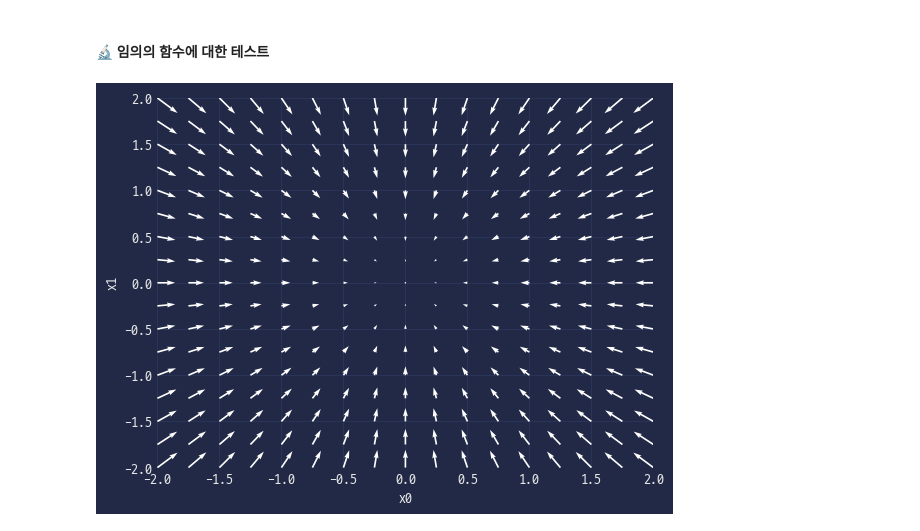
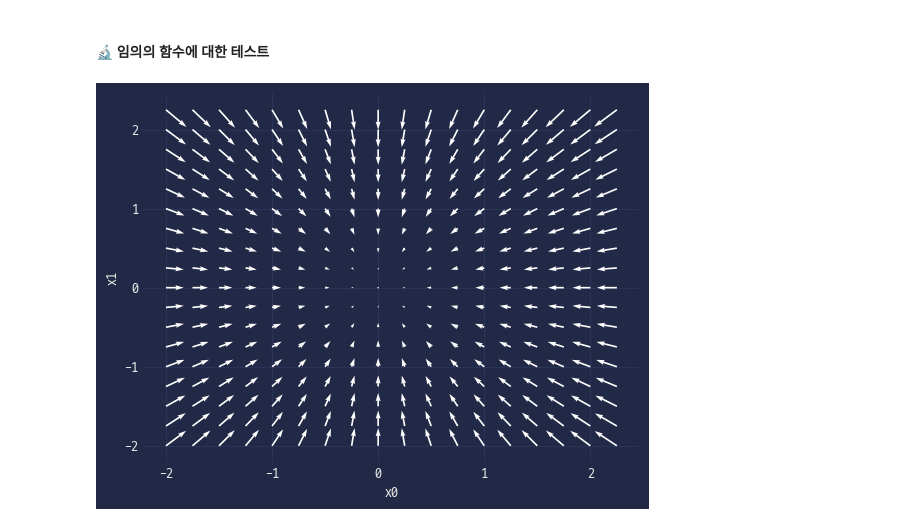
Before and after one commit to zer0ken/ms-ai-school, a Jupyter notebook: neural-net/ch03 신경망 학습/수치미분.ipynb, the cells around one changed output. Drawn from its saved outputs; the diff is of its cells as text; code cells hidden in the pictures.

```diff
--- a/neural-net/ch03 신경망 학습/수치미분.ipynb
+++ b/neural-net/ch03 신경망 학습/수치미분.ipynb
@@ -95,25 +95,22 @@ def tangent_line(f, x):
 # %%
 def function_2(x):
     if x.ndim == 1:
         return np.sum(x ** 2)
     return np.sum(x ** 2, axis=1)
 
 
 x0 = np.arange(-2, 2.5, 0.25)
 x1 = np.arange(-2, 2.5, 0.25)
 X, Y = np.meshgrid(x0, x1)
 
 X = X.flatten()
 Y = Y.flatten()
 
 grad = numerical_gradient(function_2, np.array([X, Y]))
 
-plt.figure()
 plt.quiver(X, Y, -grad[0], -grad[1], angles='xy', color='white')
-plt.xlim([-2, 2])
-plt.ylim([-2, 2])
 plt.xlabel('x0')
 plt.ylabel('x1')
 plt.show()
 # %% [output]
-[figure, old version]
+[figure, new version]
```
